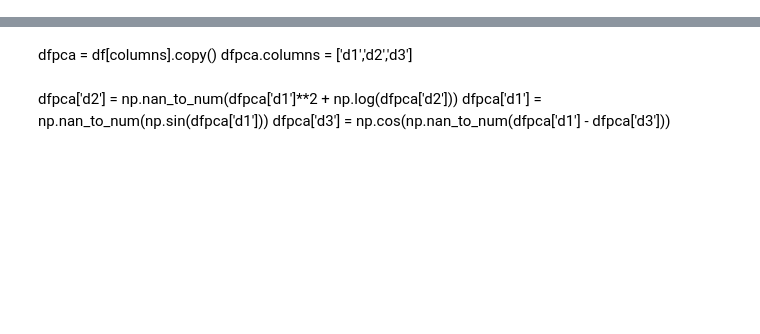
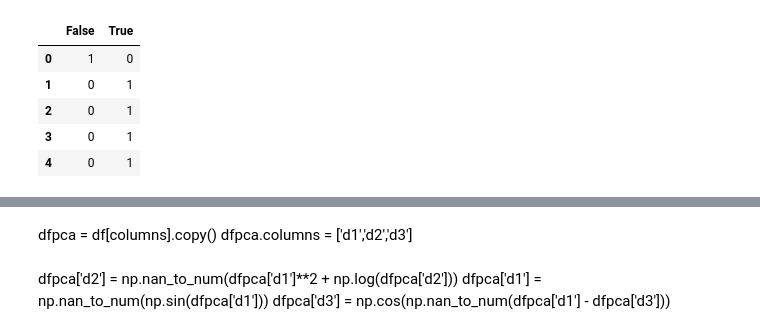
Before and after one commit to joaquinbejarbillin/Users_clustering, a Jupyter notebook: Anomaly detection UsersDB.ipynb, the cells around one changed output, grey strips where cells are left out. Saved outputs shown, nothing was run; the diff lists cells and outputs as text; code cells hidden in the pictures; blank space fills up the shorter version.

```diff
--- a/Anomaly detection UsersDB.ipynb
+++ b/Anomaly detection UsersDB.ipynb
@@ -48,0 +94,22 @@ columns = df.describe().columns.tolist()
+# %%
+temp['last_seen_yesterday'] = temp.last_seen.map(lambda c: 1 if (c - yesterday) >= 0 else 0)
+temp['last_seen_lastweek'] = temp.last_seen.map(lambda c: 1 if (c - lastweek) >= 0 else 0)
+temp['last_seen_lastmonth'] = temp.last_seen.map(lambda c: 1 if (c - lastmonth) >= 0 else 0)
+temp['last_seen_threemonths'] = temp.last_seen.map(lambda c: 1 if (c - threemonths) >= 0 else 0)
+temp['last_seen_sixmonths'] = temp.last_seen.map(lambda c: 1 if (c - sixmonths) >= 0 else 0)
+
+temp['deleted_at_yesterday'] = temp.deleted_at.map(lambda c: 1 if (c - yesterday) >= 0 else 0)
+temp['deleted_at_lastweek'] = temp.deleted_at.map(lambda c: 1 if (c - lastweek) >= 0 else 0)
+temp['deleted_at_lastmonth'] = temp.deleted_at.map(lambda c: 1 if (c - lastmonth) >= 0 else 0)
+temp['deleted_at_threemonths'] = temp.deleted_at.map(lambda c: 1 if (c - threemonths) >= 0 else 0)
+temp['deleted_at_sixmonths'] = temp.deleted_at.map(lambda c: 1 if (c - sixmonths) >= 0 else 0)
+temp.drop(columns=['last_seen', 'deleted_at'], inplace=True)
+# %%
+pd.get_dummies(temp.activated).head()
+# %% [output]
+|  | False | True |
+| 0 | 1 | 0 |
+| 1 | 0 | 1 |
+| 2 | 0 | 1 |
+| 3 | 0 | 1 |
+| 4 | 0 | 1 |
```
Also changed, not shown: parts of 26 cells of this notebook, 1 other file.
